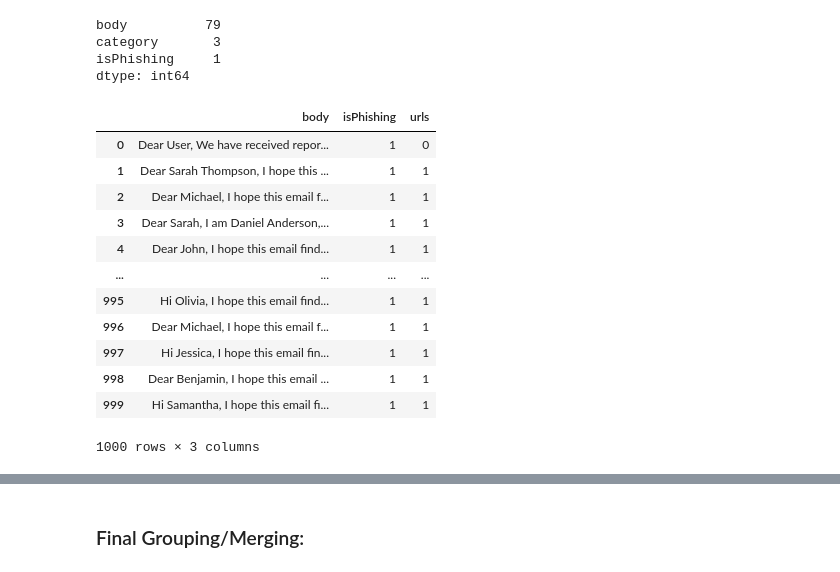
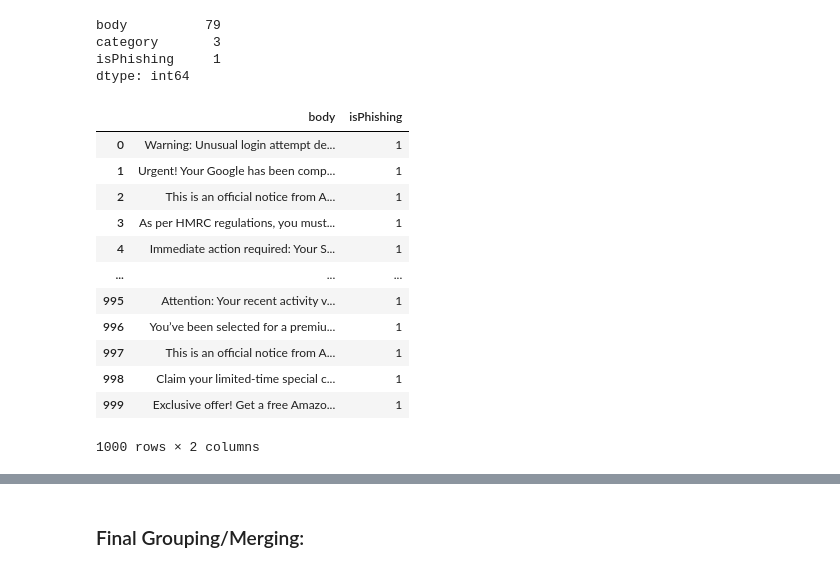
Before and after one commit to alizair/anti-phish-model, a Jupyter notebook: notebooks/Preprocessing.ipynb, the cells around one changed output, grey strips where cells are left out. Drawn from its saved outputs; the diff is of its cells as text; code cells hidden in the pictures.

```diff
--- a/notebooks/Preprocessing.ipynb
+++ b/notebooks/Preprocessing.ipynb
@@ -1162,18 +1179,18 @@ phishingcategory_df.drop(columns=['category'], inplace=True)
 phishingcategory_df['isPhishing'] = phishingcategory_df['isPhishing'].replace('phishing', 1)
 phishingcategory_df['isPhishing'] = phishingcategory_df['isPhishing'].astype(int)
 # %%
-phishing_df
+phishingcategory_df
 # %% [output]
-|  | body | isPhishing | urls |
-| 0 | Dear User, We have received repor... | 1 | 0 |
-| 1 | Dear Sarah Thompson, I hope this ... | 1 | 1 |
-| 2 | Dear Michael, I hope this email f... | 1 | 1 |
-| 3 | Dear Sarah, I am Daniel Anderson,... | 1 | 1 |
-| 4 | Dear John, I hope this email find... | 1 | 1 |
-| ... | ... | ... | ... |
-| 995 | Hi Olivia, I hope this email find... | 1 | 1 |
-| 996 | Dear Michael, I hope this email f... | 1 | 1 |
-| 997 | Hi Jessica, I hope this email fin... | 1 | 1 |
-| 998 | Dear Benjamin, I hope this email ... | 1 | 1 |
-| 999 | Hi Samantha, I hope this email fi... | 1 | 1 |
+|  | body | isPhishing |
+| 0 | Warning: Unusual login attempt de... | 1 |
+| 1 | Urgent! Your Google has been comp... | 1 |
+| 2 | This is an official notice from A... | 1 |
+| 3 | As per HMRC regulations, you must... | 1 |
+| 4 | Immediate action required: Your S... | 1 |
+| ... | ... | ... |
+| 995 | Attention: Your recent activity v... | 1 |
+| 996 | You’ve been selected for a premiu... | 1 |
+| 997 | This is an official notice from A... | 1 |
+| 998 | Claim your limited-time special c... | 1 |
+| 999 | Exclusive offer! Get a free Amazo... | 1 |
-1000 rows × 3 columns
+1000 rows × 2 columns
```
Also changed, not shown: parts of 7 cells of this notebook.
